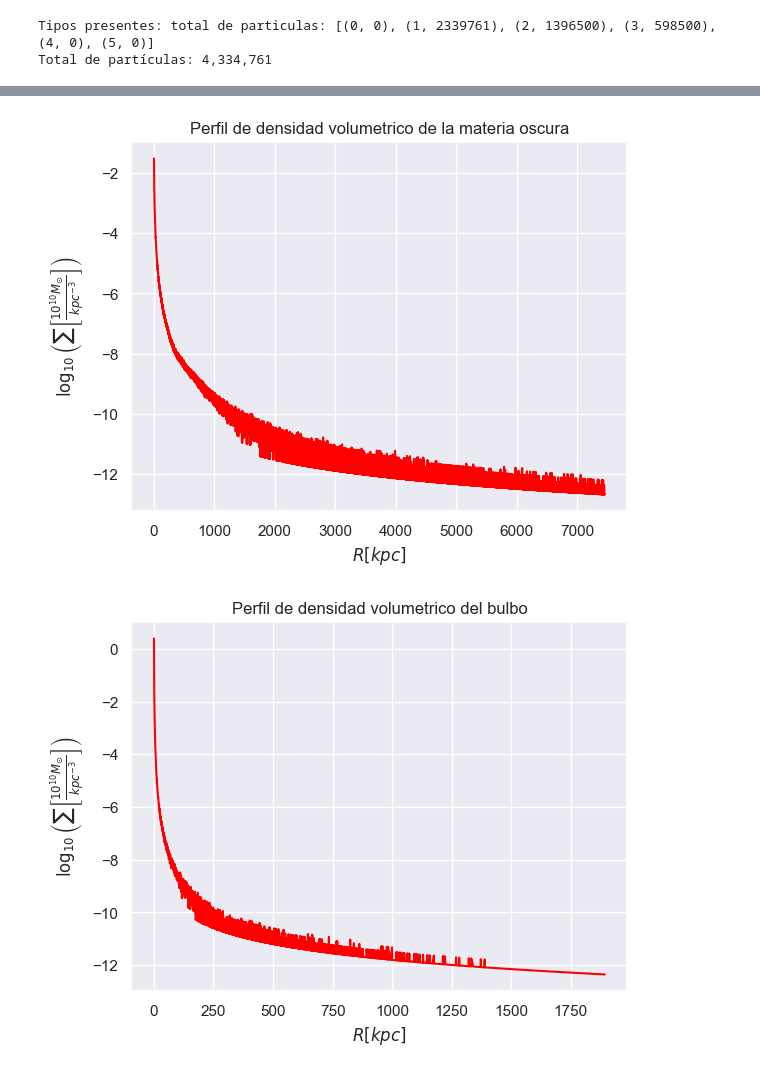
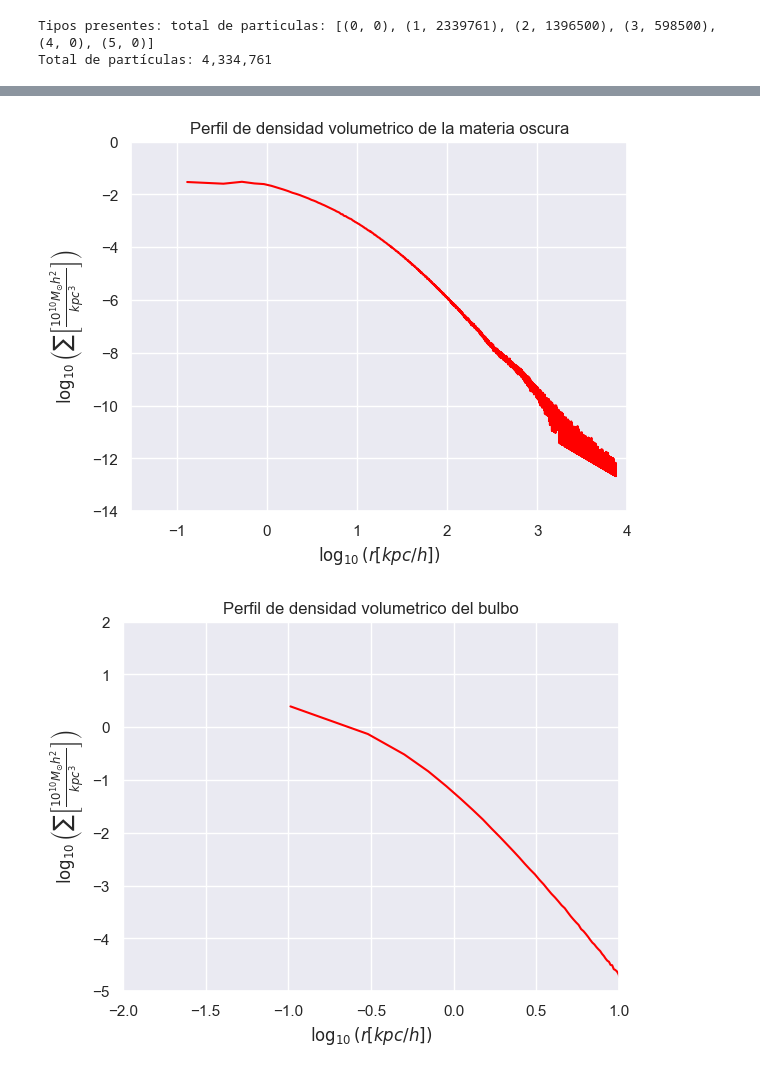
Before and after one commit to sperezp23/Analizador_de_Galaxias, a Jupyter notebook: Ensayos.ipynb, the cells around one changed output, grey strips where cells are left out. Saved outputs shown, nothing was run; the diff lists cells and outputs as text; code cells hidden in the pictures.

Commit message:
Update: 'Perfil de densidad lineal'

```diff
--- a/Ensayos.ipynb
+++ b/Ensayos.ipynb
@@ -259,20 +249,21 @@ def calcular_perfil_de_densidad_volumetrico(base_de_datos, delta_r_xyz = 0.2):
 
     r_xyz_min = base_de_datos.r_xyz.min()
     r_xyz_max = base_de_datos.r_xyz.max()
-    numero_total_radios_arandelas = np.int32((r_xyz_max - r_xyz_min) / delta_r_xyz)
+    total_radios_casquetes = np.int32((r_xyz_max - r_xyz_min) / delta_r_xyz)
 
-    radios_arandelas = np.linspace(r_xyz_min, r_xyz_max, numero_total_radios_arandelas)
-    r1 = radios_arandelas[1:]
-    r2 = radios_arandelas[:-1]
-    area_arandelas = (4/3) * np.pi * delta_r_xyz * (r1**2 + r1*r2 + r2**2)
+    radios_casquetes = np.linspace(r_xyz_min, r_xyz_max, total_radios_casquetes)
+    r1 = radios_casquetes[:-1]
+    r2 = radios_casquetes[1:]
+    volumen_casquetes = (4/3) * np.pi * delta_r_xyz * (r1**2 + r1*r2 + r2**2)
 
-    base_de_datos['intervalo_arandela'] = pd.cut(base_de_datos.r_xyz, bins = radios_arandelas, right=False, labels=np.arange(radios_arandelas.__len__()-1))
+    base_de_datos['intervalo_casquete'] = pd.cut(base_de_datos.r_xyz, bins = radios_casquetes, right=False, labels=np.arange(radios_casquetes.__len__()-1))
 
-    perfil_de_densidad_volumetrico_df = base_de_datos[['masa','intervalo_arandela']].groupby('intervalo_arandela', observed = False).sum()
-    perfil_de_densidad_volumetrico_df['area'] = area_arandelas
-    perfil_de_densidad_volumetrico_df['densidad'] = perfil_de_densidad_volumetrico_df.masa / perfil_de_densidad_volumetrico_df.area
+    perfil_de_densidad_volumetrico_df = base_de_datos[['masa','intervalo_casquete']].groupby('intervalo_casquete', observed = False).sum()
+    perfil_de_densidad_volumetrico_df['volumen'] = volumen_casquetes
+    perfil_de_densidad_volumetrico_df['densidad'] = perfil_de_densidad_volumetrico_df.masa / perfil_de_densidad_volumetrico_df.volumen
+    perfil_de_densidad_volumetrico_df['radio_medio'] = (r1 + r2)/2
     perfil_de_densidad_volumetrico_df['densidad_log10'] = np.log10(perfil_de_densidad_volumetrico_df.densidad)
-    perfil_de_densidad_volumetrico_df['radio_medio'] = (r1 + r2)/2
+    perfil_de_densidad_volumetrico_df['radio_medio_log10'] = np.log10(perfil_de_densidad_volumetrico_df.radio_medio)
 
     return perfil_de_densidad_volumetrico_df
 
@@ -281,20 +314,20 @@ perfil_de_densidad_volumetrico_bulbo_df = calcular_perfil_de_densidad_volumetric
 # %%
-ax = sns.lineplot(perfil_de_densidad_volumetrico_materia_oscura_df, x='radio_medio', y='densidad_log10', color='red')
+ax = sns.lineplot(perfil_de_densidad_volumetrico_materia_oscura_df, x='radio_medio_log10', y='densidad_log10', color='red')
 ax.set_title(r'Perfil de densidad volumetrico de la materia oscura')
-# ax.set_xlim((0,7.5))
-# ax.set_ylim((-3.2, -1))
-ax.set_xlabel(r'$R\left[kpc\right]$')
-ax.set_ylabel(r'$\log_{10}\left(\sum\left[\frac{10^{10}M_{\odot}}{{kpc}^{-3}}\right]\right)$')
+ax.set_xlim((-1.5,4))
+ax.set_ylim((-14, 0))
+ax.set_xlabel(r'$\log_{10}(r\left[{kpc}/{h}\right])$')
+ax.set_ylabel(r'$\log_{10}\left(\sum\left[\frac{10^{10}M_{\odot}h^{2}}{{kpc}^{3}}\right]\right)$')
 plt.show()
 # %% [output]
-[figure, old version]
+[figure, new version]
 # %%
-ax = sns.lineplot(perfil_de_densidad_volumetrico_bulbo_df, x='radio_medio', y='densidad_log10', color='red')
+ax = sns.lineplot(perfil_de_densidad_volumetrico_bulbo_df, x='radio_medio_log10', y='densidad_log10', color='red')
 ax.set_title(r'Perfil de densidad volumetrico del bulbo')
-# ax.set_xlim((0,7.5))
-# ax.set_ylim((-3.2, -1))
-ax.set_xlabel(r'$R\left[kpc\right]$')
-ax.set_ylabel(r'$\log_{10}\left(\sum\left[\frac{10^{10}M_{\odot}}{{kpc}^{-3}}\right]\right)$')
+ax.set_xlim((-2, 1))
+ax.set_ylim((-5, 2))
+ax.set_xlabel(r'$\log_{10}(r\left[{kpc}/{h}\right])$')
+ax.set_ylabel(r'$\log_{10}\left(\sum\left[\frac{10^{10}M_{\odot}h^{2}}{{kpc}^{3}}\right]\right)$')
 plt.show()
 # %% [output]
-[figure, old version]
+[figure, new version]
```
Also changed, not shown: parts of 6 cells of this notebook.
